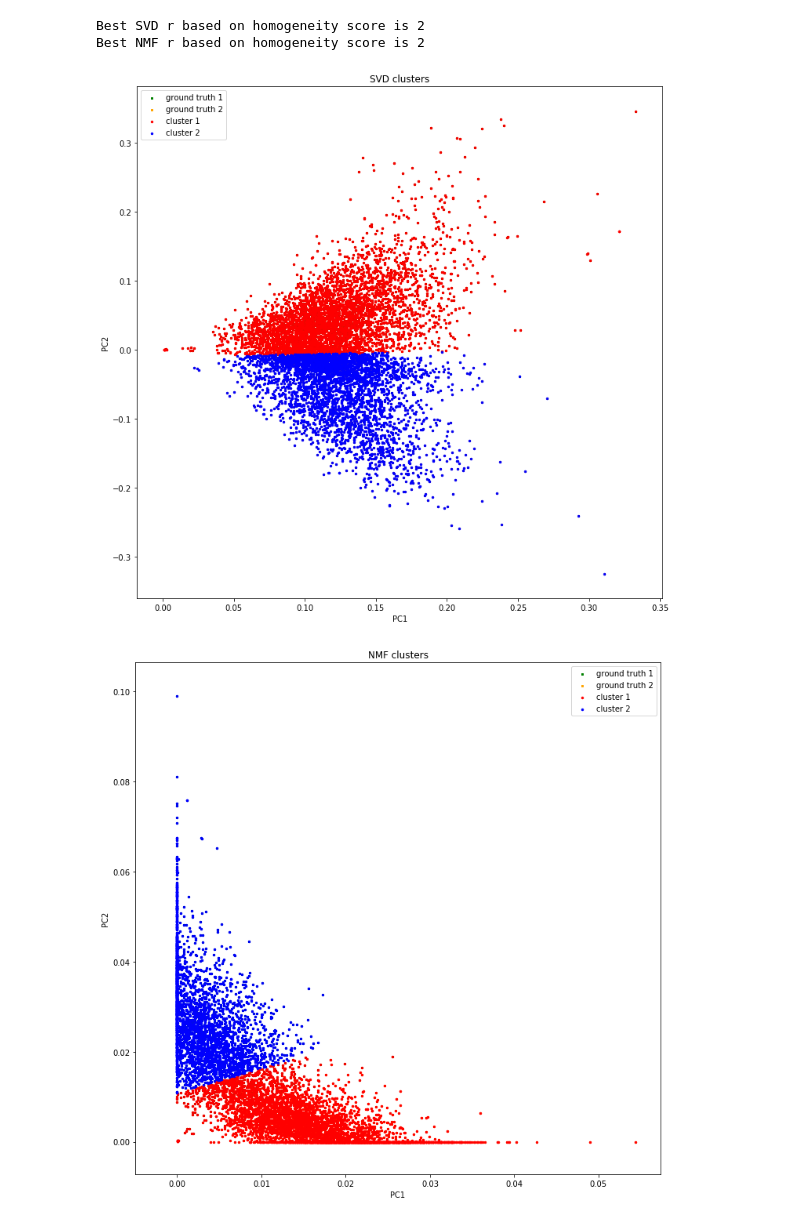
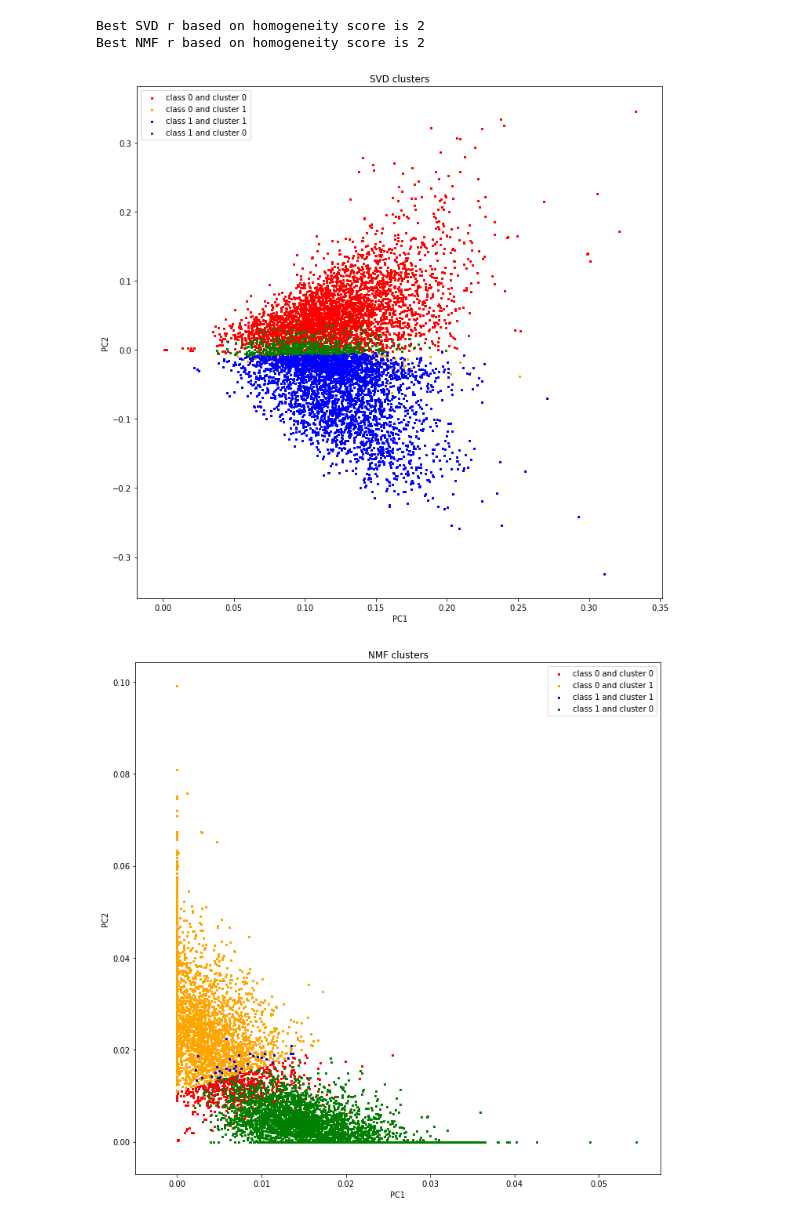
Before and after one commit to sbauersfeld/ECE219, a Jupyter notebook: Project2/project2.ipynb, the cells around one changed output. Drawn from its saved outputs; the diff is of its cells as text; code cells hidden in the pictures.

```diff
--- a/Project2/project2.ipynb
+++ b/Project2/project2.ipynb
@@ -32,6 +32,7 @@ def PerformLSA(dataset, r=1000, plot_variance=False):
     svd = TruncatedSVD(n_components=r, random_state=0)
     dataset = svd.fit_transform(dataset)
     if plot_variance:
+        plt.figure(figsize=(7,7))
         accum = np.zeros(r+1)
         for i in range(r):
             accum[i+1] += accum[i] + svd.explained_variance_ratio_[i]
@@ -121,45 +122,44 @@ Best NMF r based on homogeneity score is 2
 # %%
 def VisualizeClusters(dataset, data_labels, km_labels, red_type="SVD"):
     plt.figure(figsize=(12,12))
     indexes_0 = []
     indexes_1 = []
+    indexes_2 = []
+    indexes_3 = []
     for i, label in enumerate(data_labels):
         if label == 0:
-            indexes_0.append(i)
+            if label == km_labels[i]:
+                indexes_0.append(i)
+            else:
+                indexes_1.append(i)
         else:
-            indexes_1.append(i)
+            if label == km_labels[i]:
+                indexes_2.append(i)
+            else:
+                indexes_3.append(i)
 
-    plt.scatter(dataset[indexes_0, 0], dataset[indexes_0, 1], s=8, marker="s", c='green', label='ground truth 1')
-    plt.scatter(dataset[indexes_1, 0], dataset[indexes_1, 1], s=8, marker="s", c='orange', label='ground truth 2')
-
-    indexes_0 = []
-    indexes_1 = []
-    for i, label in enumerate(km_labels):
-        if label == 0:
-            indexes_0.append(i)
-        else:
-            indexes_1.append(i)
-
-    plt.scatter(dataset[indexes_0, 0], dataset[indexes_0, 1], s=6, marker="o", c='red', label='cluster 1')
-    plt.scatter(dataset[indexes_1, 0], dataset[indexes_1, 1], s=6, marker="o", c='blue', label='cluster 2')
+    plt.scatter(dataset[indexes_0, 0], dataset[indexes_0, 1], s=8, marker="s", c='red', label='class 0 and cluster 0')
+    plt.scatter(dataset[indexes_1, 0], dataset[indexes_1, 1], s=8, marker="s", c='orange', label='class 0 and cluster 1')
+    plt.scatter(dataset[indexes_2, 0], dataset[indexes_2, 1], s=8, marker="s", c='blue', label='class 1 and cluster 1')
+    plt.scatter(dataset[indexes_3, 0], dataset[indexes_3, 1], s=8, marker="s", c='green', label='class 1 and cluster 0')
 
     plt.legend()
     plt.title(red_type + " clusters")
     plt.xlabel("PC1")
     plt.ylabel("PC2")
     plt.show()
 
 km = KMeans(n_clusters=2, random_state=0, max_iter=1000, n_init=5)
 
 km.fit(dataset_LSA[:, :best_svd_r])
 VisualizeClusters(dataset_LSA, data_labels, km.labels_, red_type="SVD")
 
 dataset_NMF = PerformNMF(dataset, r=best_nmf_r)
 km.fit(dataset_NMF)
 VisualizeClusters(dataset_NMF, data_labels, km.labels_, red_type="NMF")
 # %% [output]
-[figure, old version]
+[figure, new version]
-[figure, old version]
+[figure, new version]
 # %%
 km = KMeans(n_clusters=2, random_state=0, max_iter=1000, n_init=30)
 def VisualizeAndReport(dataset, dataset_labels, red_type="SVD"):
```
Also changed, not shown: parts of 8 cells of this notebook.
